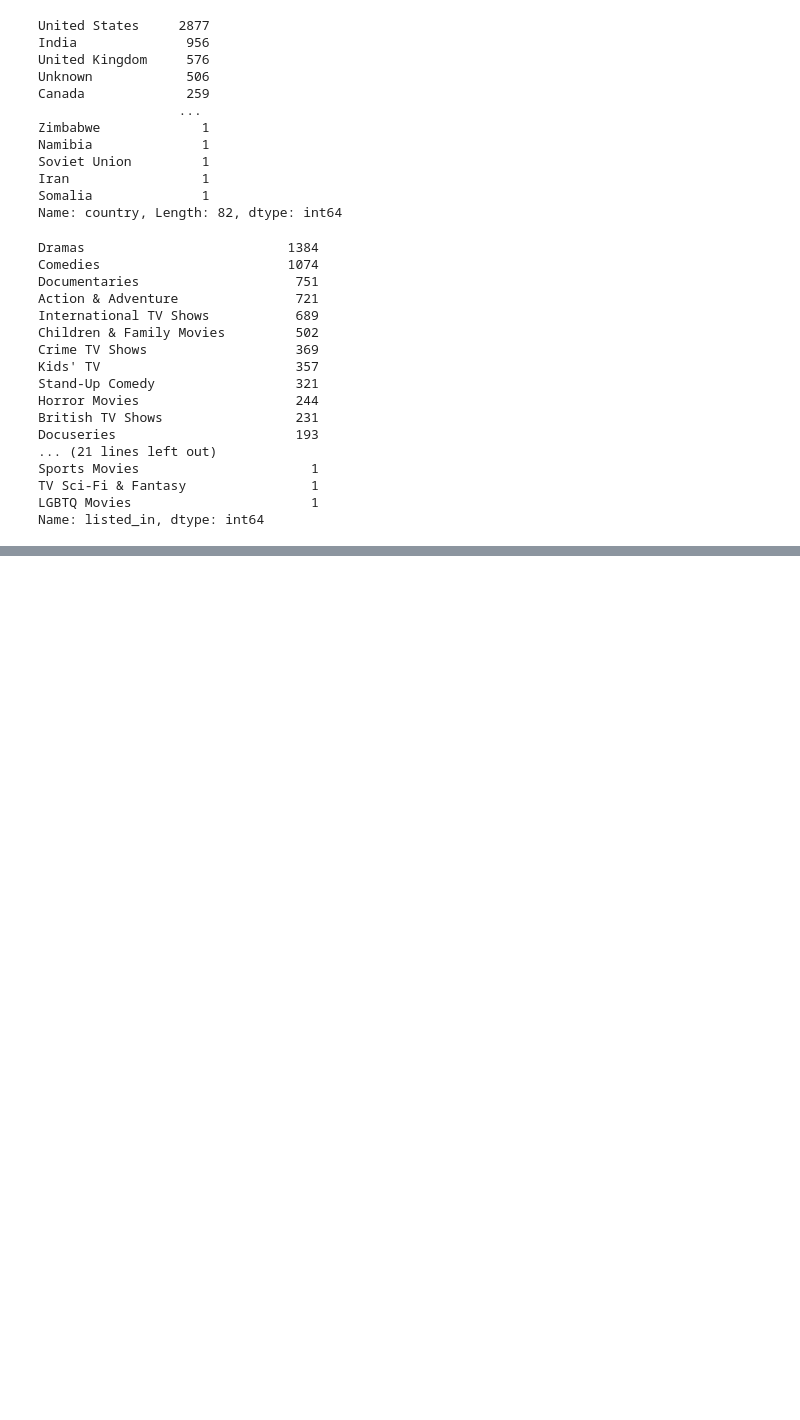
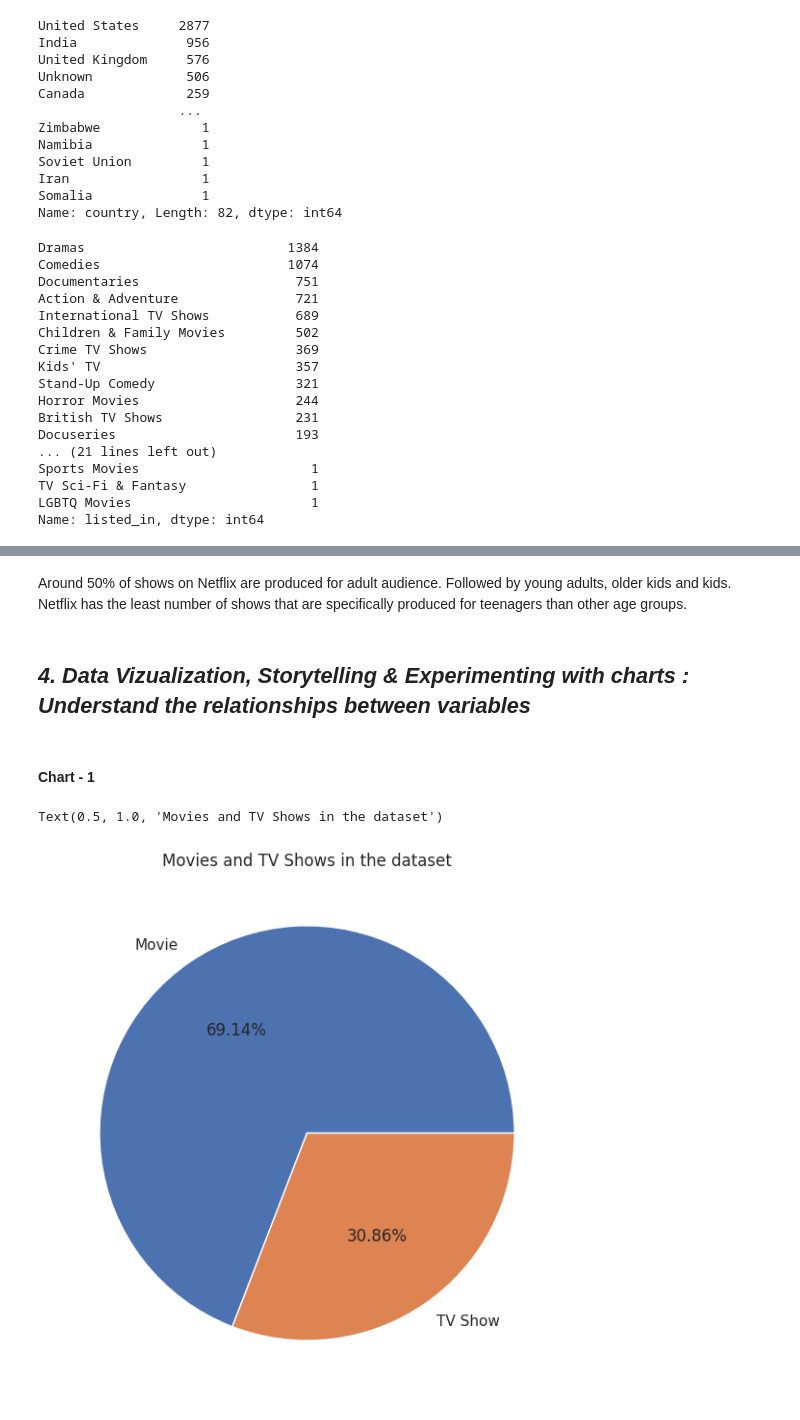
Before and after one commit to yamini1998m/Unsupervised-ML-Submission.ipynb, a Jupyter notebook: Unsupervised_ML_Submission.ipynb, the cells around one changed output, grey strips where cells are left out. Drawn from its saved outputs; the diff is of its cells as text; code cells hidden in the pictures; blank space fills up the shorter version.

```diff
--- a/Unsupervised_ML_Submission.ipynb
+++ b/Unsupervised_ML_Submission.ipynb
@@ -405,0 +521,16 @@ Name: listed_in, dtype: int64
+# %% [markdown]
+Around 50% of shows on Netflix are produced for adult audience. Followed by young adults, older kids and kids. Netflix has the least number of shows that are specifically produced for teenagers than other age groups.
+# %% [markdown]
+## ***4. Data Vizualization, Storytelling & Experimenting with charts : Understand the relationships between variables***
+# %% [markdown]
+#### Chart - 1
+# %%
+# Chart - 1 visualization code
+# Number of Movies and TV Shows in the dataset
+plt.figure(figsize=(7,7))
+df.type.value_counts().plot(kind='pie',autopct='%1.2f%%')
+plt.ylabel('')
+plt.title('Movies and TV Shows in the dataset')
+# %% [output]
+Text(0.5, 1.0, 'Movies and TV Shows in the dataset')
+[figure, added]
```
Also changed, not shown: parts of 65 cells of this notebook.
